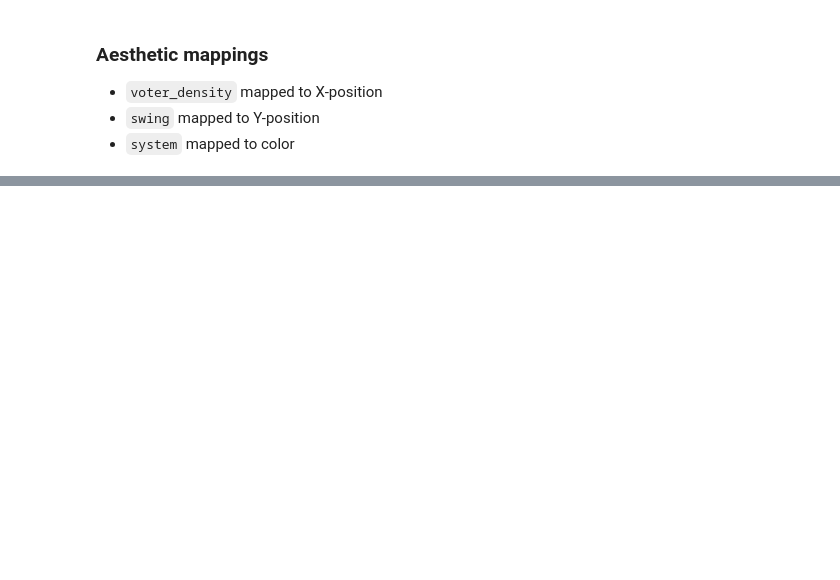
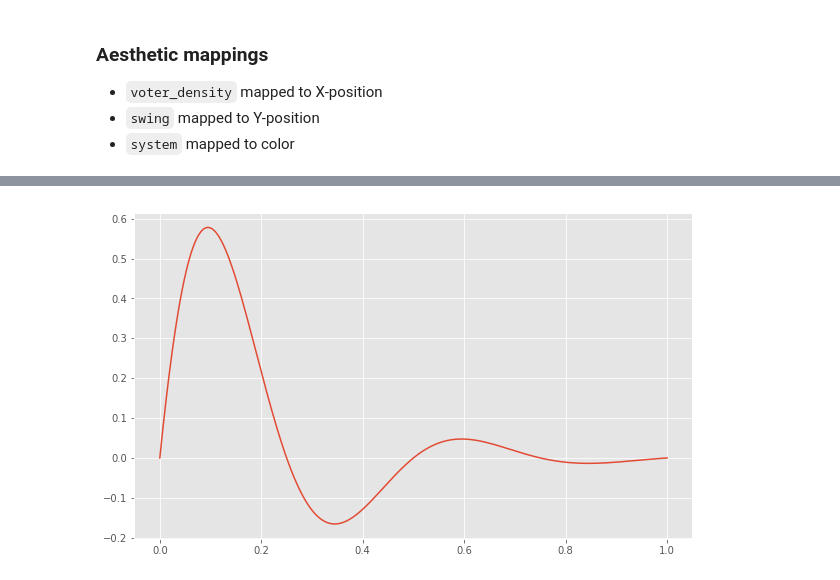
Before and after one commit to jsharpna/141Blectures, a Jupyter notebook: lecture13/lecture13.ipynb, the cells around one changed output, grey strips where cells are left out. Drawn from its saved outputs; the diff is of its cells as text; code cells hidden in the pictures; blank space fills up the shorter version.

```diff
--- a/lecture13/lecture13.ipynb
+++ b/lecture13/lecture13.ipynb
@@ -120,0 +130,11 @@ ModuleNotFoundError: No module named 'Plotnine'
+# %%
+## Example from book
+
+## Create data
+x = np.linspace(0, 1, 500)
+y = np.sin(4 * np.pi * x) * np.exp(-5 * x)
+
+plt.plot(x, y) # plot with Pyplot
+plt.show() # show the figure
+# %% [output]
+[figure, added]
```
Also changed, not shown: parts of 25 cells of this notebook, 2 other files.
